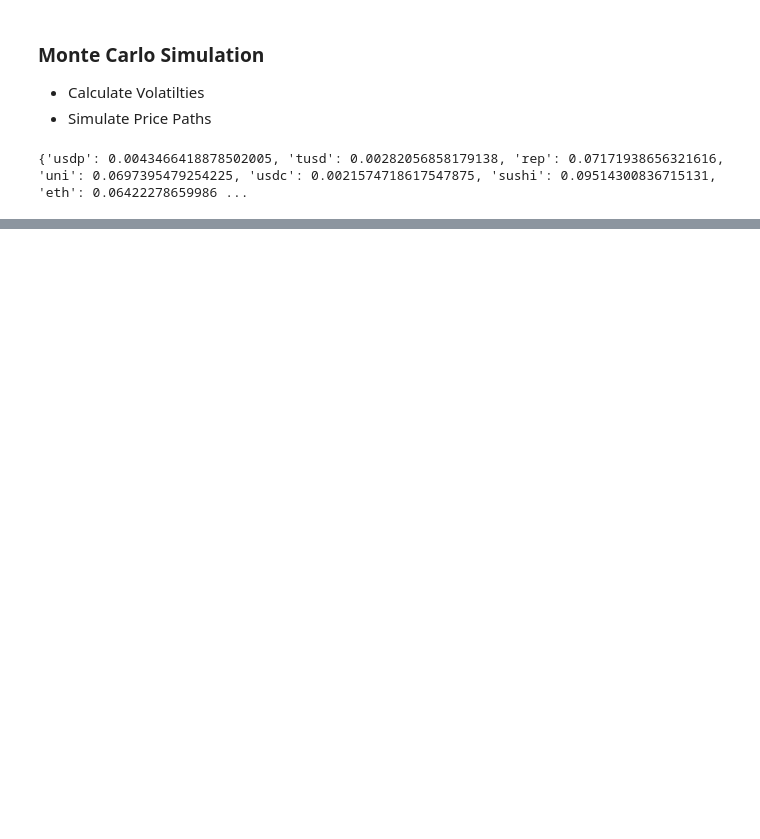
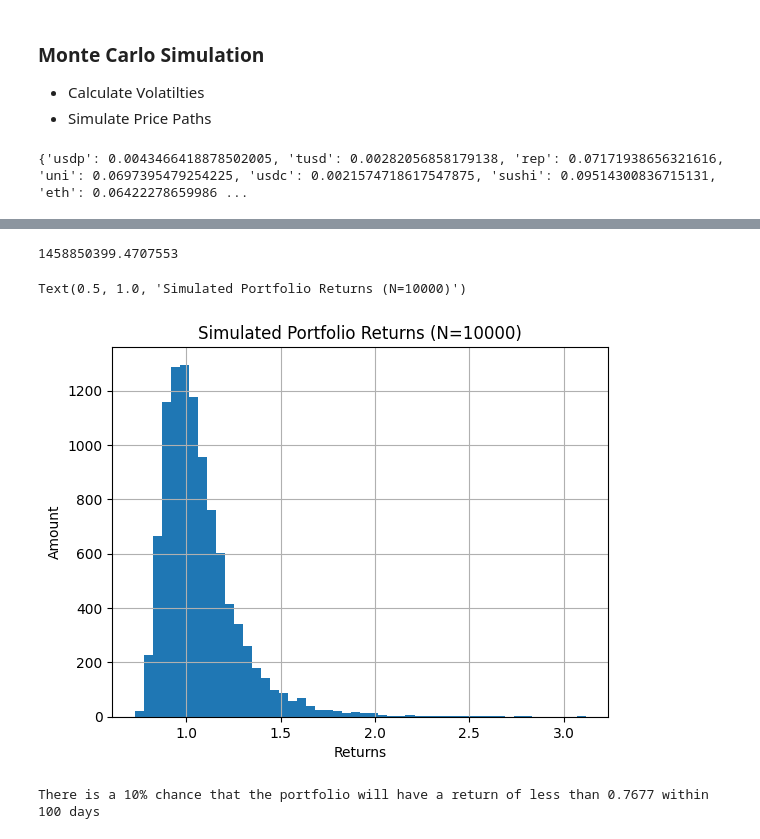
Before and after one commit to franwe/Compound, a Jupyter notebook: main.ipynb, the cells around one changed output, grey strips where cells are left out. Saved outputs shown, nothing was run; the diff lists cells and outputs as text; code cells hidden in the pictures; blank space fills up the shorter version.

```diff
--- a/main.ipynb
+++ b/main.ipynb
@@ -182,0 +230,14 @@ for symbol in prices["symbol"].unique():
+# %%
+def calc_value_usd(n_ctoken, exchange_rate, price_usd):
+    return n_ctoken * exchange_rate * price_usd
+
+borrows_df["supplyValue"] = borrows_df.apply(
+    lambda row: calc_value_usd(row["totalSupply"], row["exchangeRate"], row["underlyingPriceUSD"]) * row["collateralFactor"],
+    axis=1)
+borrows_df["borrowValue"] = borrows_df.apply(
+    lambda row: calc_value_usd(row["totalBorrows"], row["exchangeRate"], row["underlyingPriceUSD"]),
+    axis=1)
+
+print(f"Overal Supply Value: {borrows_df['supplyValue'].sum()}")
+print(f"Overal Borrow Value: {borrows_df['borrowValue'].sum()}")
+borrows_df
@@ -182,0 +265,4 @@ for symbol in prices["symbol"].unique():
+# %%
+b = borrows_df[["exchangeRate", "collateralFactor", "totalSupply", "totalBorrows"]]
+b.index =[s.lower() for s in borrows_df["underlyingSymbol"].to_list()]
+b
@@ -182,0 +288,37 @@ for symbol in prices["symbol"].unique():
+# %%
+df = pd.merge(b, df_outcomes, left_index=True, right_index=True)
+
+total_values = {}
+for i in range(params["mc_paths"]):
+    df[f"supplyValue{i}"] = df.apply(
+        lambda row: calc_value_usd(row["totalSupply"], row["exchangeRate"], row[f"p{i}"]) * row["collateralFactor"],
+        axis=1)
+    df[f"borrowValue{i}"] = df.apply(
+        lambda row: calc_value_usd(row["totalBorrows"], row["exchangeRate"], row[f"p{i}"]),
+        axis=1)
+    total_values[i] = {"supply": df[f"supplyValue{i}"].sum(), "borrow": df[f"borrowValue{i}"].sum()}
+# %%
+import numpy as np
+current_value = borrows_df["supplyValue"].sum() - borrows_df["borrowValue"].sum()
+print(current_value)
+
+possible_values = pd.DataFrame(total_values).T
+possible_values["return"] = (possible_values["supply"] - possible_values["borrow"])/current_value
+# %% [output]
+1458850399.4707553
+# %%
+possible_values["return"].hist(bins=50)
+plt.xlabel("Returns")
+plt.ylabel("Amount")
+plt.title(f"Simulated Portfolio Returns (N={params['mc_paths']})")
+# %% [output]
+Text(0.5, 1.0, 'Simulated Portfolio Returns (N=10000)')
+[figure, added]
+# %%
+# return at the 0.05 percentile:
+var_critical_return = np.percentile(possible_values["return"], q=params["var_percentile"])
+current_value - current_value * var_critical_return
+
+print(f"There is a {int(params['var_percentile']*100)}% chance that the portfolio will have a return of less than {var_critical_return:.4f} within {params['mc_horizon']} days.")
+# %% [output]
+There is a 10% chance that the portfolio will have a return of less than 0.7677 within 100 days
```
Also changed, not shown: parts of 8 cells of this notebook, 2 other files.
